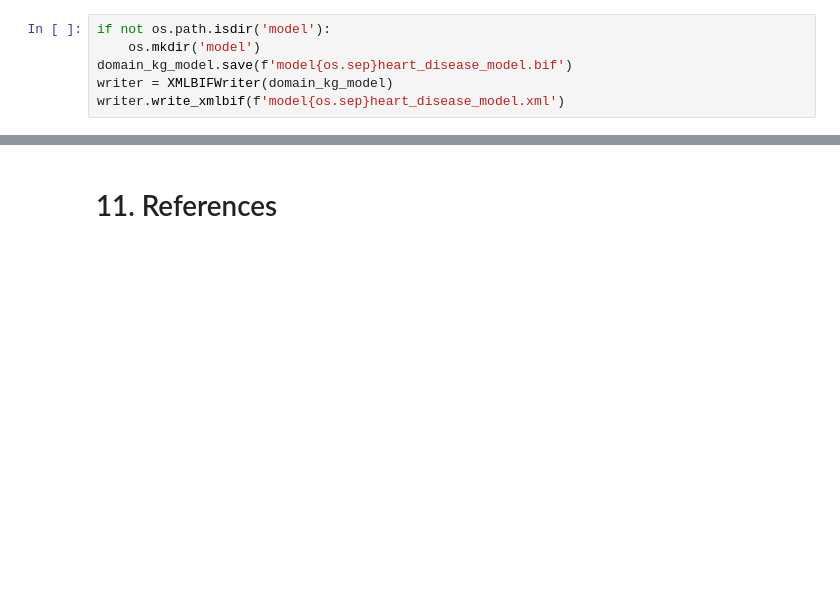
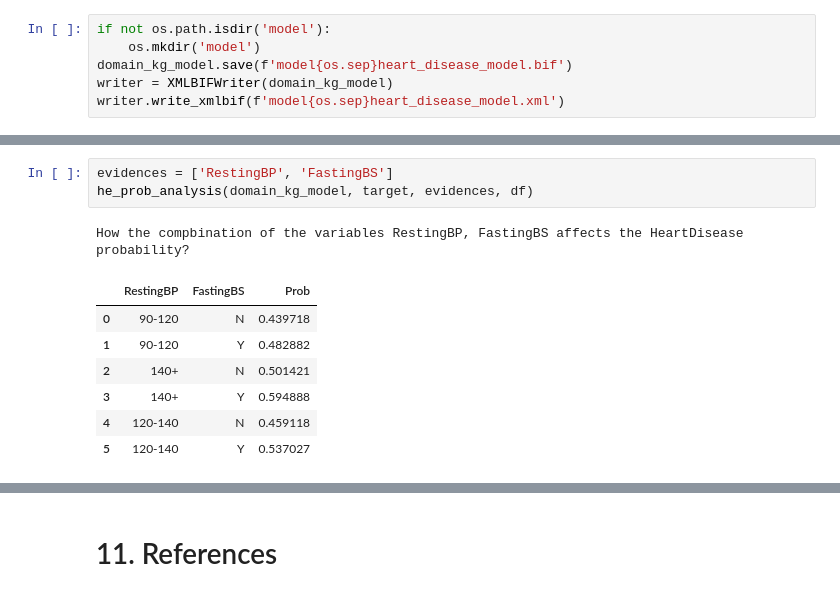
Before and after one commit to MatteoFasulo/BayesianHeartDisease, a Jupyter notebook: definitivo.ipynb, the cells around one changed output, grey strips where cells are left out. Drawn from its saved outputs; the diff is of its cells as text; blank space fills up the shorter version.

```diff
--- a/definitivo.ipynb
+++ b/definitivo.ipynb
@@ -486,0 +670,12 @@ writer.write_xmlbif(f'model{os.sep}heart_disease_model.xml')
+# %%
+evidences = ['RestingBP', 'FastingBS']
+he_prob_analysis(domain_kg_model, target, evidences, df)
+# %% [output]
+How the compbination of the variables RestingBP, FastingBS affects the HeartDisease probability?
+|  | RestingBP | FastingBS | Prob |
+| 0 | 90-120 | N | 0.439718 |
+| 1 | 90-120 | Y | 0.482882 |
+| 2 | 140+ | N | 0.501421 |
+| 3 | 140+ | Y | 0.594888 |
+| 4 | 120-140 | N | 0.459118 |
+| 5 | 120-140 | Y | 0.537027 |
```
Also changed, not shown: parts of 54 cells of this notebook, 7 other files.
